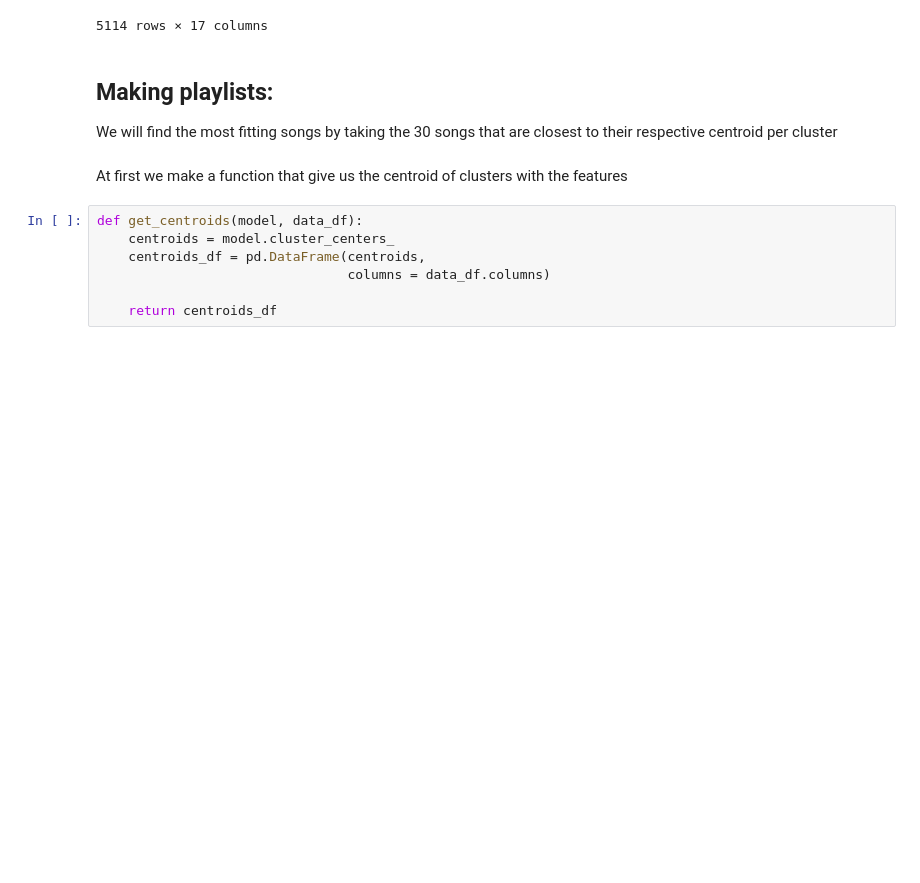
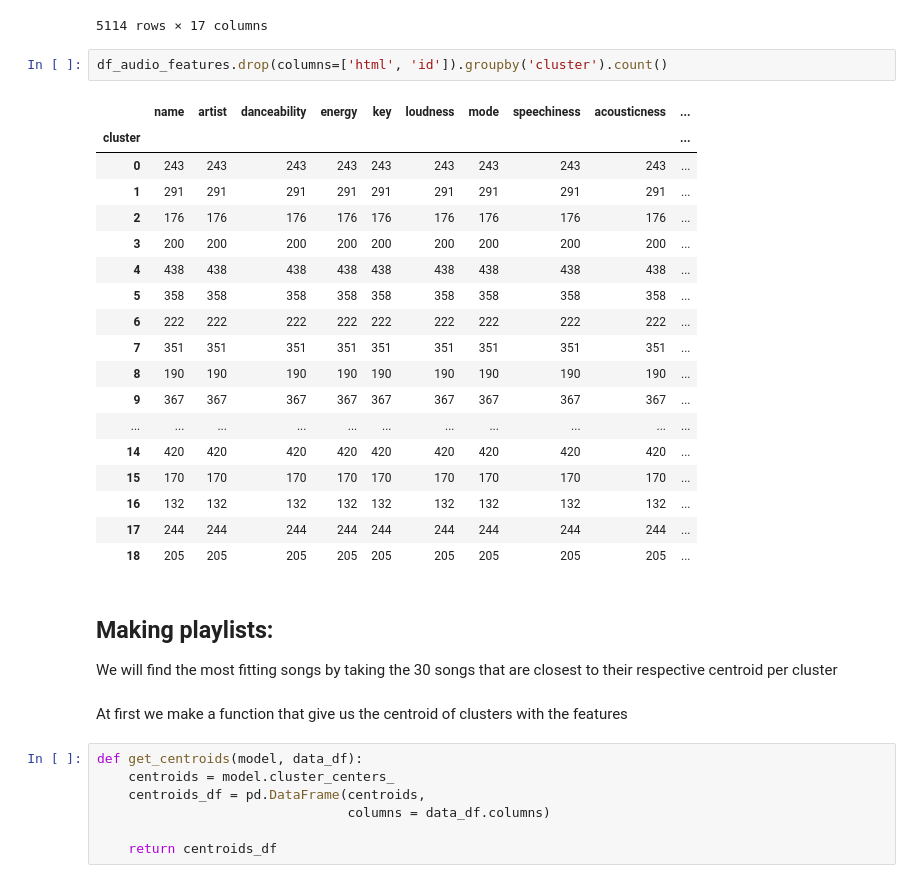
Before and after one commit to sherwan-m/Moosic_co_project, a Jupyter notebook: moosic_clustering.ipynb, the cells around one changed output. Cells and saved outputs as stored; diff of their text form; blank space fills up the shorter version.

```diff
--- a/moosic_clustering.ipynb
+++ b/moosic_clustering.ipynb
@@ -463,6 +534,27 @@ df_audio_features.drop(columns=['html', 'id'])
 | 5233 | Serenade For Strings In E, Op.22,... | Antonín Dvořák | 0.1330 | 0.02080 | 4 | -29.443 | 1 | 0.0419 | 0.883 | ... |
 | 5234 | Ravel: Boléro, M. 81 ... | Maurice Ravel | 0.3540 | 0.04870 | 5 | -24.568 | 1 | 0.0323 | 0.783 | ... |
 5114 rows × 17 columns
+# %%
+df_audio_features.drop(columns=['html', 'id']).groupby('cluster').count()
+# %% [output]
+|  | name | artist | danceability | energy | key | loudness | mode | speechiness | acousticness | ... |
+| cluster |  |  |  |  |  |  |  |  |  | ... |
+| 0 | 243 | 243 | 243 | 243 | 243 | 243 | 243 | 243 | 243 | ... |
+| 1 | 291 | 291 | 291 | 291 | 291 | 291 | 291 | 291 | 291 | ... |
+| 2 | 176 | 176 | 176 | 176 | 176 | 176 | 176 | 176 | 176 | ... |
+| 3 | 200 | 200 | 200 | 200 | 200 | 200 | 200 | 200 | 200 | ... |
+| 4 | 438 | 438 | 438 | 438 | 438 | 438 | 438 | 438 | 438 | ... |
+| 5 | 358 | 358 | 358 | 358 | 358 | 358 | 358 | 358 | 358 | ... |
+| 6 | 222 | 222 | 222 | 222 | 222 | 222 | 222 | 222 | 222 | ... |
+| 7 | 351 | 351 | 351 | 351 | 351 | 351 | 351 | 351 | 351 | ... |
+| 8 | 190 | 190 | 190 | 190 | 190 | 190 | 190 | 190 | 190 | ... |
+| 9 | 367 | 367 | 367 | 367 | 367 | 367 | 367 | 367 | 367 | ... |
+| ... | ... | ... | ... | ... | ... | ... | ... | ... | ... | ... |
+| 14 | 420 | 420 | 420 | 420 | 420 | 420 | 420 | 420 | 420 | ... |
+| 15 | 170 | 170 | 170 | 170 | 170 | 170 | 170 | 170 | 170 | ... |
+| 16 | 132 | 132 | 132 | 132 | 132 | 132 | 132 | 132 | 132 | ... |
+| 17 | 244 | 244 | 244 | 244 | 244 | 244 | 244 | 244 | 244 | ... |
+| 18 | 205 | 205 | 205 | 205 | 205 | 205 | 205 | 205 | 205 | ... |
 # %% [markdown]
 ## Making playlists:
 We will find the most fitting songs by taking the 30 songs that are closest to their respective centroid per cluster
```
Also changed, not shown: parts of 7 cells of this notebook.
